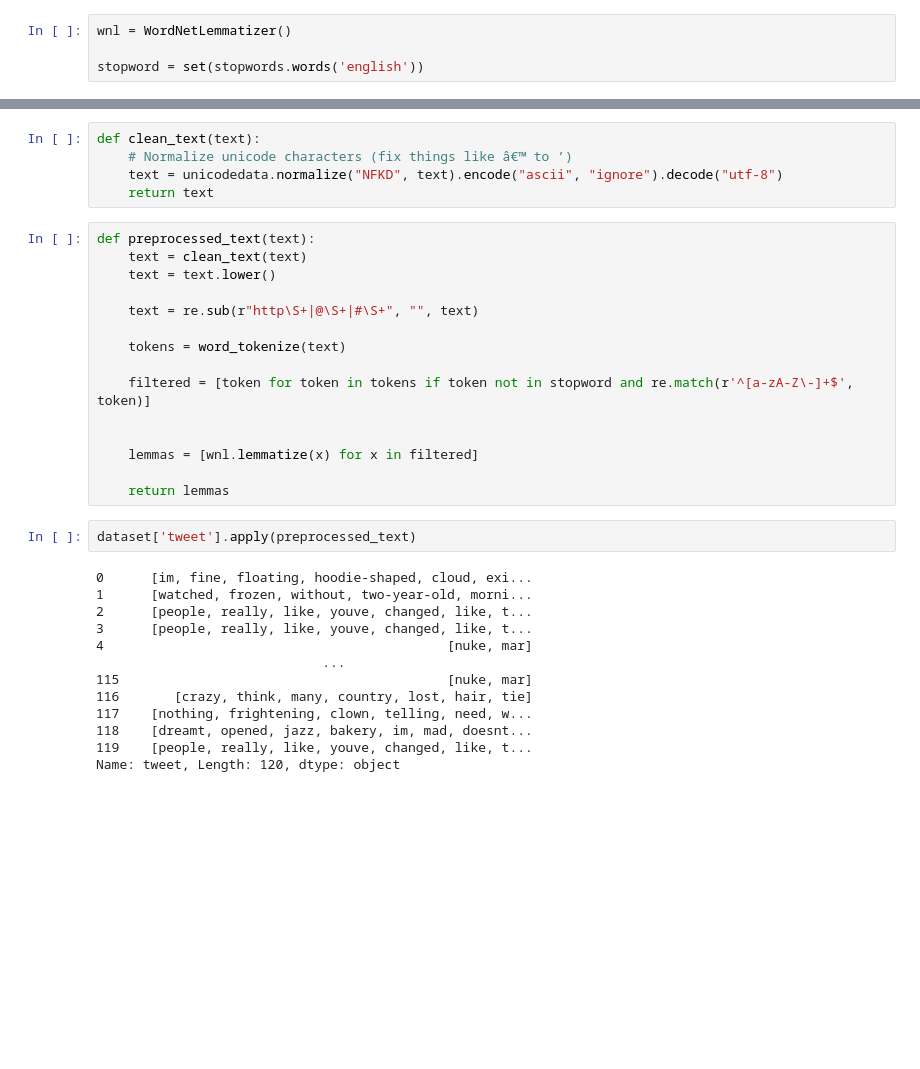
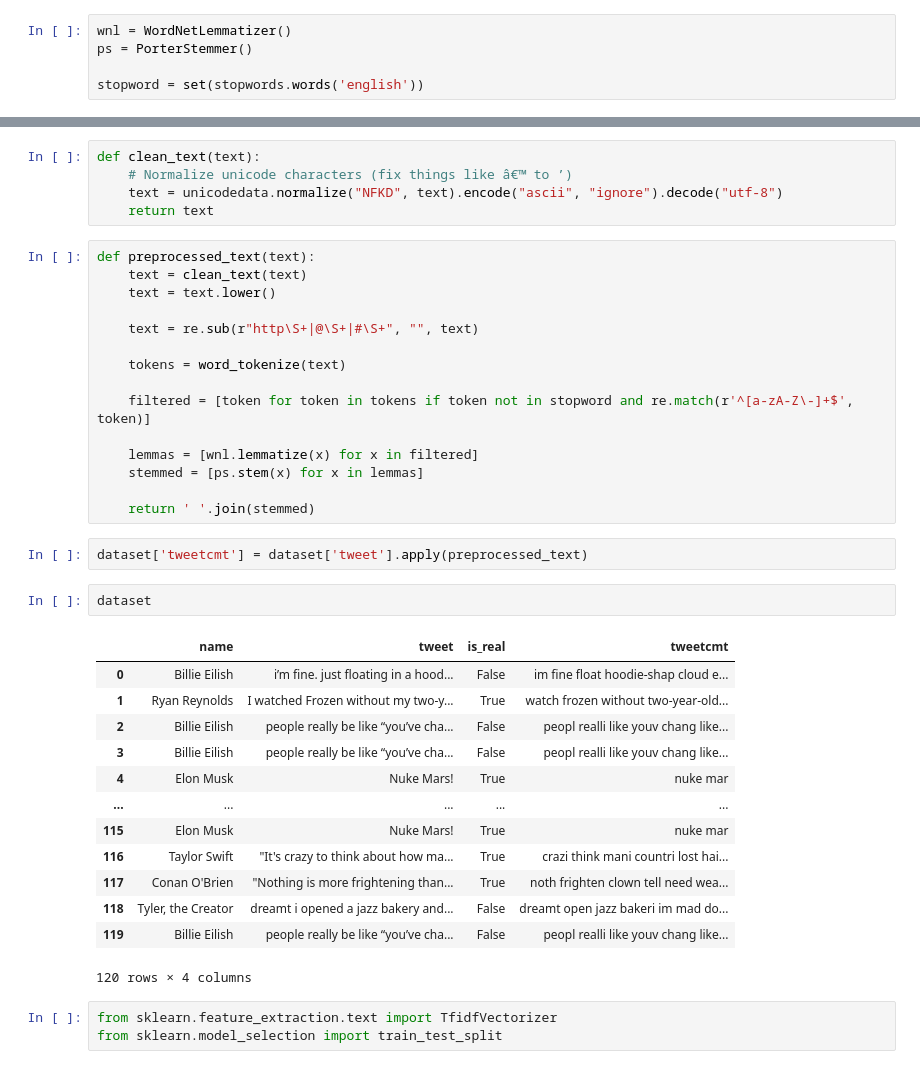
Before and after one commit to PR7175Z/NLP_Practice, a Jupyter notebook: tweetclassification/model.ipynb, the cells around one changed output, grey strips where cells are left out. Cells and saved outputs as stored; diff of their text form; blank space fills up the shorter version.

Commit message:
Model training

```diff
--- a/tweetclassification/model.ipynb
+++ b/tweetclassification/model.ipynb
@@ -97,6 +102,7 @@ from nltk.tokenize import word_tokenize
 from nltk.corpus import stopwords
 # %%
 wnl = WordNetLemmatizer()
+ps = PorterStemmer()
 
 stopword = set(stopwords.words('english'))
 # %%
@@ -118,22 +124,28 @@ def preprocessed_text(text):
 
     filtered = [token for token in tokens if token not in stopword and re.match(r'^[a-zA-Z\-]+$', token)]
 
+    lemmas = [wnl.lemmatize(x) for x in filtered]
+    stemmed = [ps.stem(x) for x in lemmas]
 
-    lemmas = [wnl.lemmatize(x) for x in filtered]
-
-    return lemmas
+    return ' '.join(stemmed)
 # %%
-dataset['tweet'].apply(preprocessed_text)
+dataset['tweetcmt'] = dataset['tweet'].apply(preprocessed_text)
-# %% [output]
-0      [im, fine, floating, hoodie-shaped, cloud, exi...
-1      [watched, frozen, without, two-year-old, morni...
-2      [people, really, like, youve, changed, like, t...
-3      [people, really, like, youve, changed, like, t...
-4                                            [nuke, mar]
-                             ...
-115                                          [nuke, mar]
-116       [crazy, think, many, country, lost, hair, tie]
-117    [nothing, frightening, clown, telling, need, w...
-118    [dreamt, opened, jazz, bakery, im, mad, doesnt...
-119    [people, really, like, youve, changed, like, t...
-Name: tweet, Length: 120, dtype: object
+# %%
+dataset
+# %% [output]
+|  | name | tweet | is_real | tweetcmt |
+| 0 | Billie Eilish | i’m fine. just floating in a hood... | False | im fine float hoodie-shap cloud e... |
+| 1 | Ryan Reynolds | I watched Frozen without my two-y... | True | watch frozen without two-year-old... |
+| 2 | Billie Eilish | people really be like “you’ve cha... | False | peopl realli like youv chang like... |
+| 3 | Billie Eilish | people really be like “you’ve cha... | False | peopl realli like youv chang like... |
+| 4 | Elon Musk | Nuke Mars! | True | nuke mar |
+| ... | ... | ... | ... | ... |
+| 115 | Elon Musk | Nuke Mars! | True | nuke mar |
+| 116 | Taylor Swift | "It's crazy to think about how ma... | True | crazi think mani countri lost hai... |
+| 117 | Conan O'Brien | "Nothing is more frightening than... | True | noth frighten clown tell need wea... |
+| 118 | Tyler, the Creator | dreamt i opened a jazz bakery and... | False | dreamt open jazz bakeri im mad do... |
+| 119 | Billie Eilish | people really be like “you’ve cha... | False | peopl realli like youv chang like... |
+120 rows × 4 columns
+# %%
+from sklearn.feature_extraction.text import TfidfVectorizer
+from sklearn.model_selection import train_test_split
```
Also changed, not shown: parts of 16 cells of this notebook.
